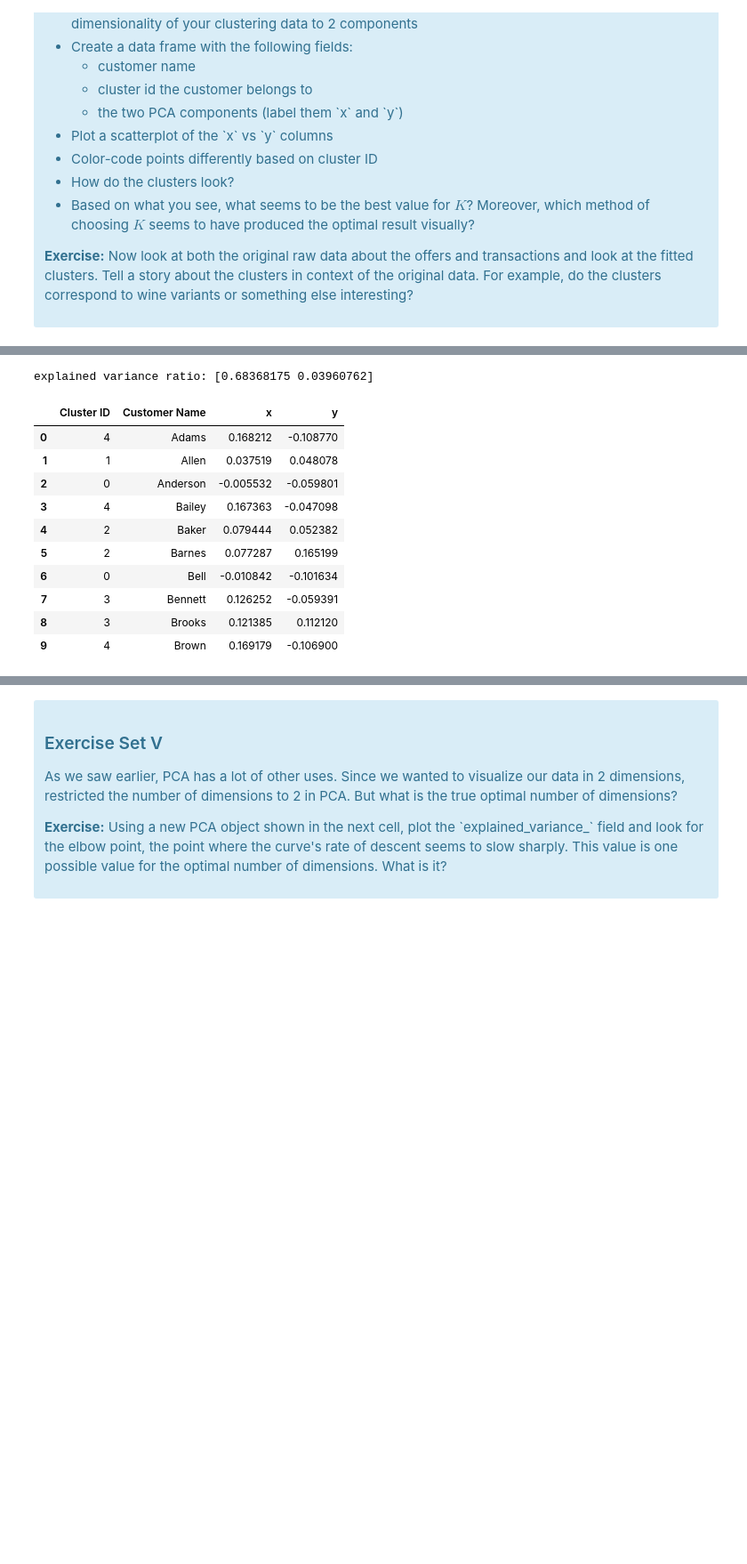
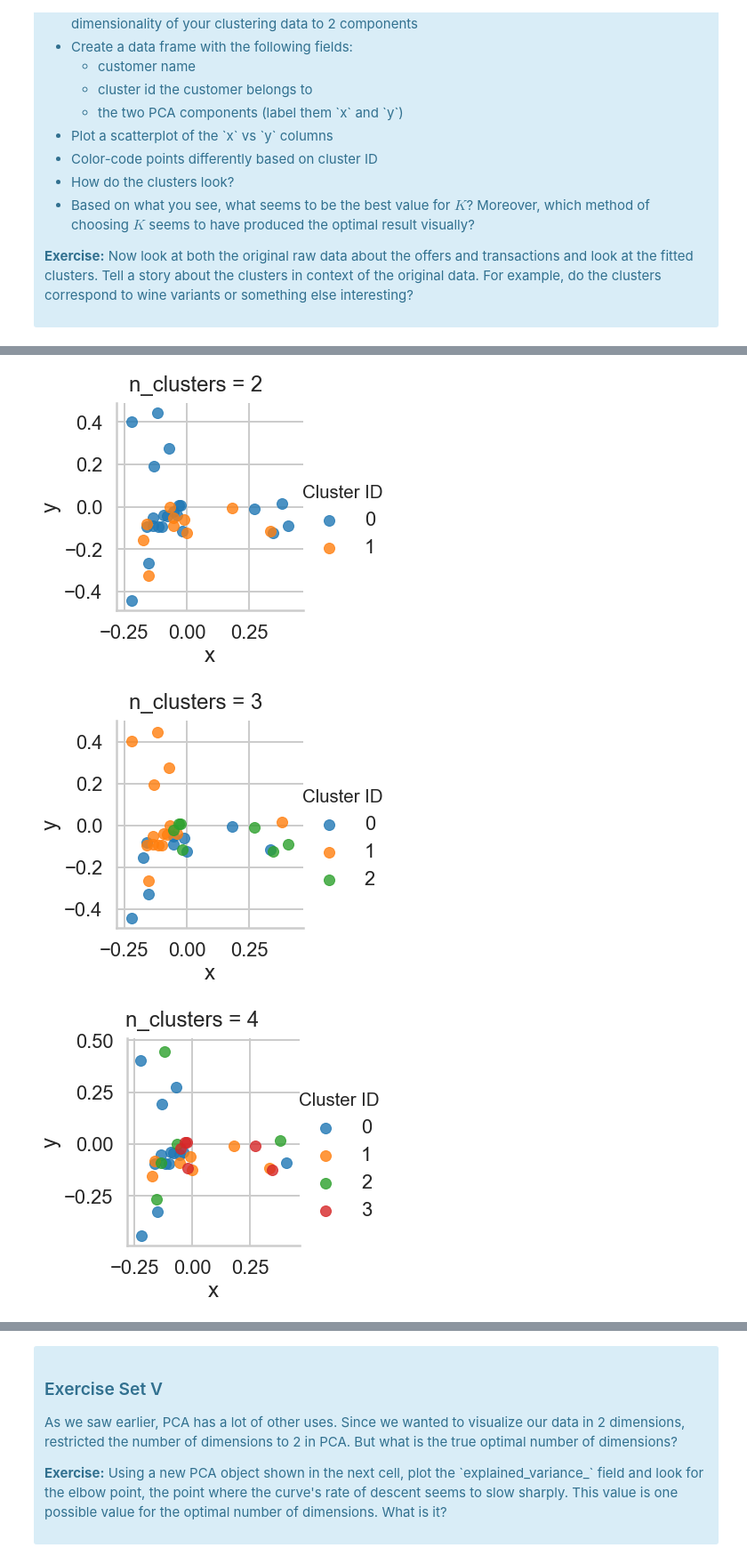
Before and after one commit to junejiy/mini-projects, a Jupyter notebook: ch11_5_Clustering.ipynb, the cells around one changed output, grey strips where cells are left out. Shown at 89% size. Cells and saved outputs as stored; diff of their text form; code cells hidden in the pictures; blank space fills up the shorter version.

```diff
--- a/ch11_5_Clustering.ipynb
+++ b/ch11_5_Clustering.ipynb
@@ -359,31 +378,29 @@ matrix.head()
 # %%
 #your turn
 from sklearn.decomposition import PCA
-
+import seaborn as sns
 
 X = matrix[matrix.columns[1:]]
 pca = PCA(n_components=2)
-pca.fit(X.T)
+pca.fit(X)
+names = pd.Series(matrix['customer_name'])
 
-print('explained variance ratio:', pca.explained_variance_ratio_)
-
-names = pd.Series(matrix['customer_name'])
-clusters = pd.Series(X['cluster'])
 pca1 = pd.Series(pca.components_[0])
 pca2 = pd.Series(pca.components_[1])
 
-pca_df = pd.DataFrame({'Customer Name': names, 'Cluster ID': clusters, 'x': pca1, 'y': pca2})
-pca_df.head(10)
+range_n_clusters=[2, 3, 4, 5, 6]
+
+for n_clusters in range_n_clusters:
+    model = sklearn.cluster.KMeans(n_clusters = n_clusters)
+    clusters = model.fit_predict(X)
+    pca_df = pd.DataFrame({'Customer Name': names, 'Cluster ID': clusters, 'x': pca1, 'y': pca2})
+
+    lm = sns.lmplot(x="x", y="y", data=pca_df, hue='Cluster ID', fit_reg=False);
+    # Access the figure
+    fig = lm.fig
+    # Add a title to the Figure
+    fig.suptitle("n_clusters = %d" % n_clusters , fontsize=24)
 # %% [output]
-explained variance ratio: [0.68368175 0.03960762]
-|  | Cluster ID | Customer Name | x | y |
-| 0 | 4 | Adams | 0.168212 | -0.108770 |
-| 1 | 1 | Allen | 0.037519 | 0.048078 |
-| 2 | 0 | Anderson | -0.005532 | -0.059801 |
-| 3 | 4 | Bailey | 0.167363 | -0.047098 |
-| 4 | 2 | Baker | 0.079444 | 0.052382 |
-| 5 | 2 | Barnes | 0.077287 | 0.165199 |
-| 6 | 0 | Bell | -0.010842 | -0.101634 |
-| 7 | 3 | Bennett | 0.126252 | -0.059391 |
-| 8 | 3 | Brooks | 0.121385 | 0.112120 |
-| 9 | 4 | Brown | 0.169179 | -0.106900 |
+[figure, added]
+[figure, added]
+[figure, added]
```
Also changed, not shown: parts of 36 cells of this notebook, 2 other files.
